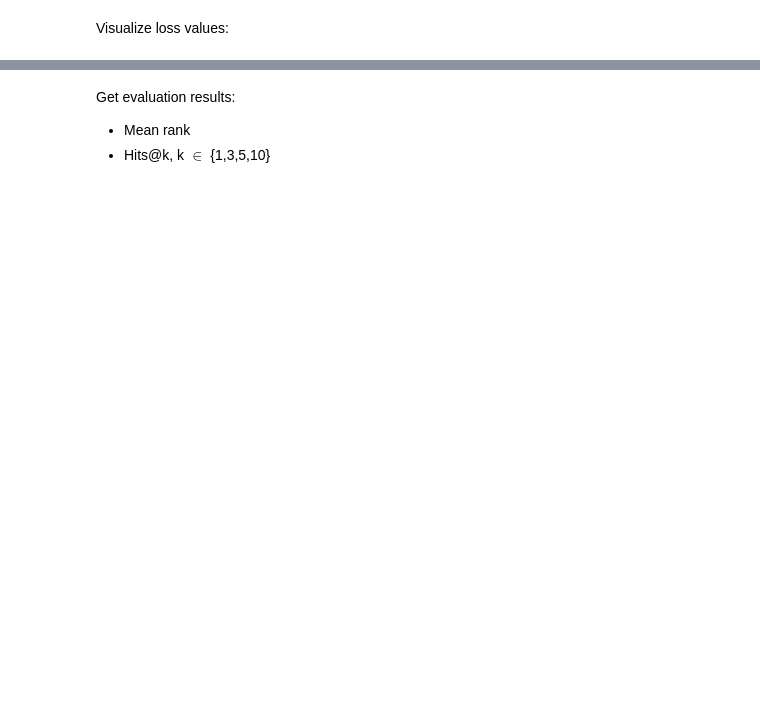
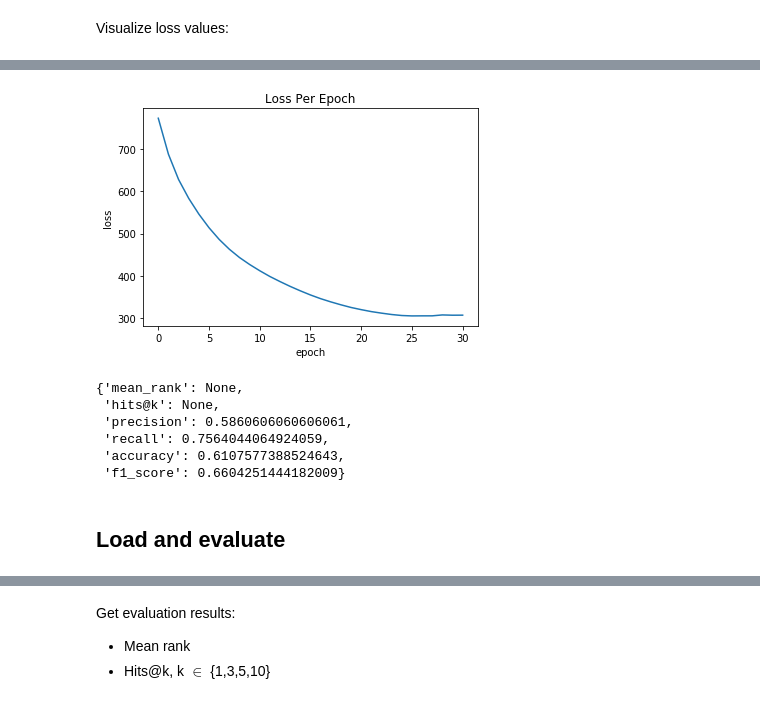
Before and after one commit to marina-sp/PyKEEN, a Jupyter notebook: notebooks/train_and_evaluate/Train and Evaluate Region on RDF.ipynb, the cells around one changed output, grey strips where cells are left out. Drawn from its saved outputs; the diff is of its cells as text; code cells hidden in the pictures; blank space fills up the shorter version.

Commit message:
update notebooks to load models + adjust hpo

```diff
--- a/notebooks/train_and_evaluate/Train and Evaluate Region on RDF.ipynb
+++ b/notebooks/train_and_evaluate/Train and Evaluate Region on RDF.ipynb
@@ -111,0 +155,21 @@ plt.show()
+# %%
+losses = results.results['validation_losses']
+epochs = np.arange(len(losses))
+plt.title(r'Loss Per Epoch')
+plt.xlabel('epoch')
+plt.ylabel('loss')
+plt.plot(epochs, losses)
+plt.show()
+# %% [output]
+[figure, added]
+# %%
+results.results['eval_summary']
+# %% [output]
+{'mean_rank': None,
+ 'hits@k': None,
+ 'precision': 0.5860606060606061,
+ 'recall': 0.7564044064924059,
+ 'accuracy': 0.6107577388524643,
+ 'f1_score': 0.6604251444182009}
+# %% [markdown]
+## Load and evaluate
```
Also changed, not shown: parts of 55 cells of this notebook, 1 other file.
